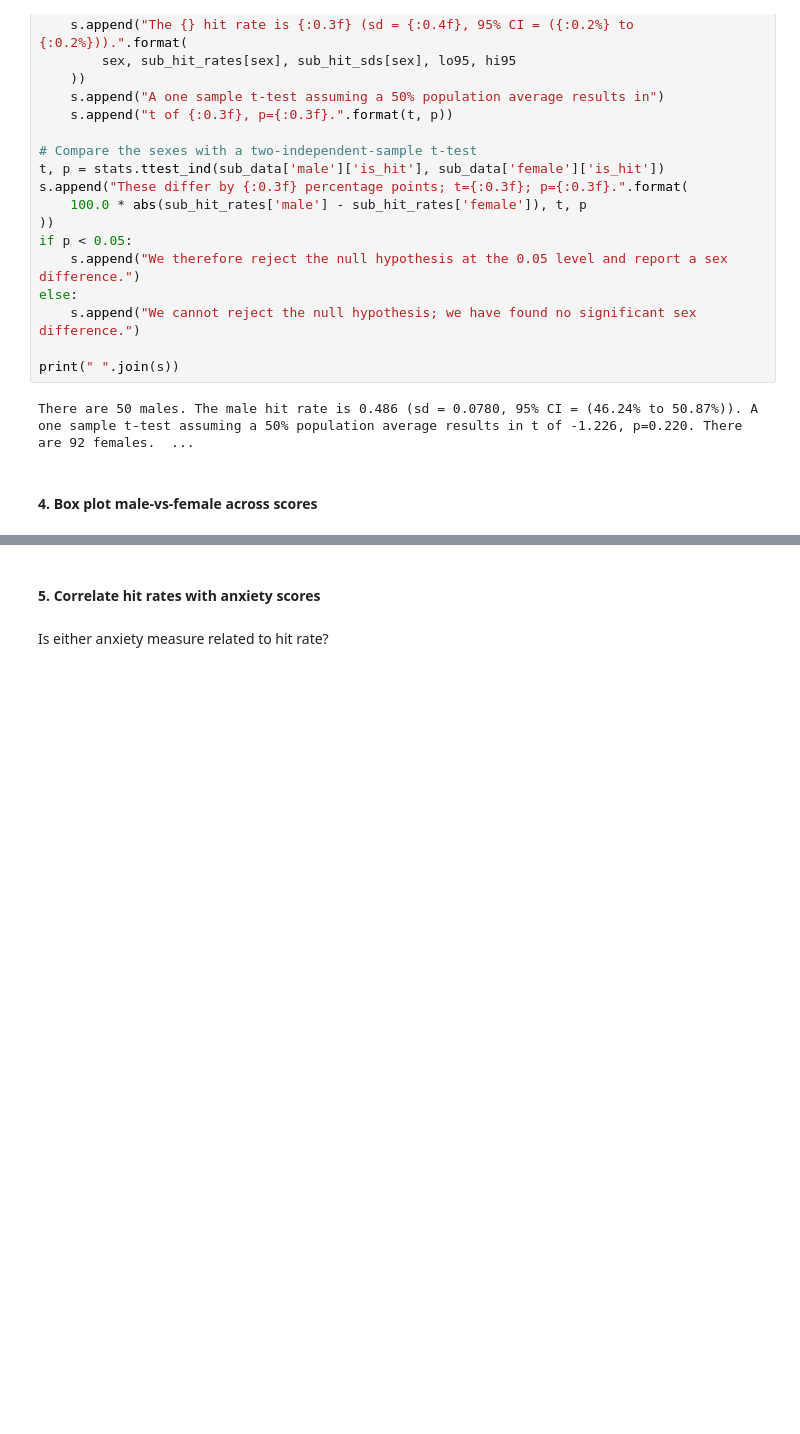
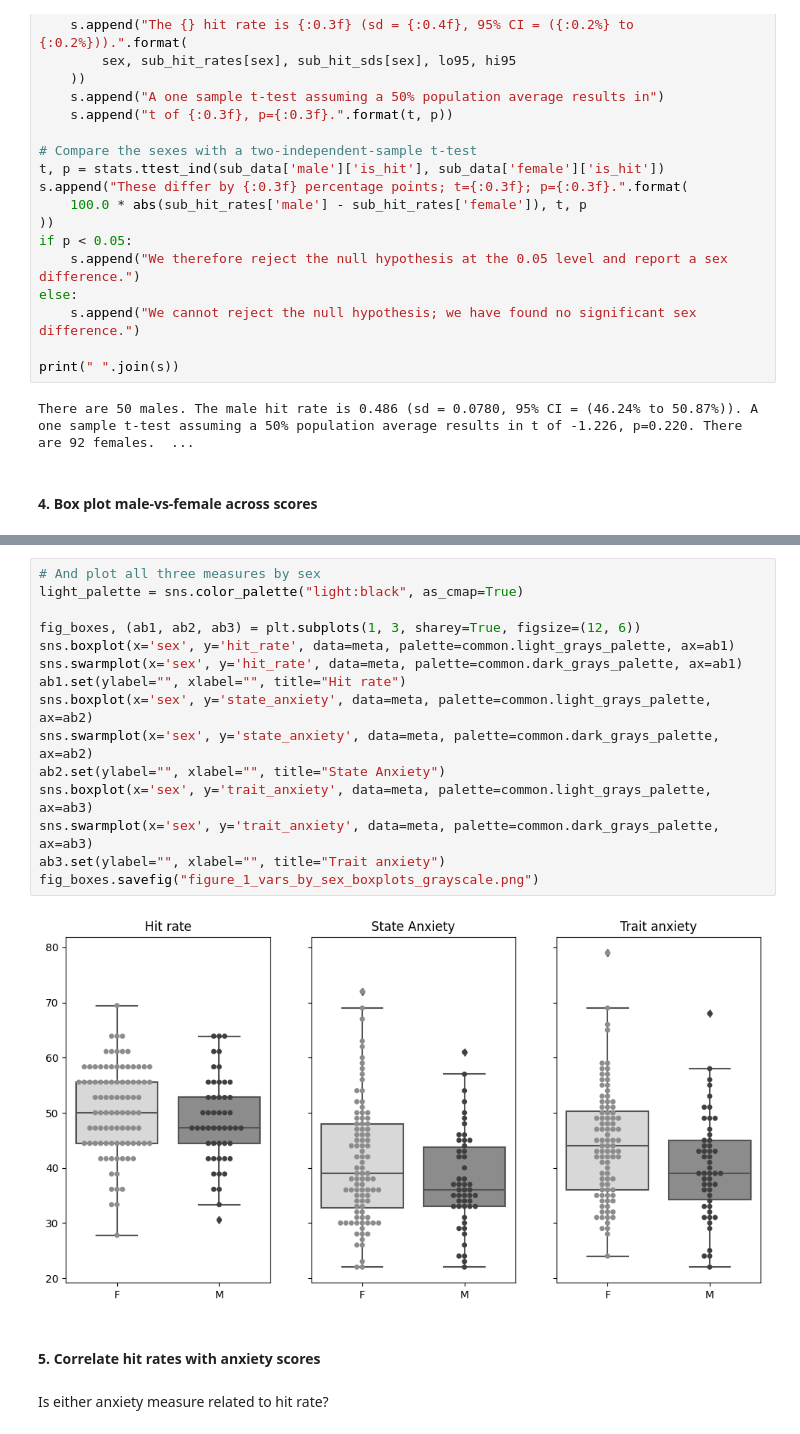
Before and after one commit to mfschmidt/arora_precog, a Jupyter notebook: 03_analyze_data.ipynb, the cells around one changed output, grey strips where cells are left out. Saved outputs shown, nothing was run; the diff lists cells and outputs as text; blank space fills up the shorter version.

```diff
--- a/03_analyze_data.ipynb
+++ b/03_analyze_data.ipynb
@@ -130,3 +137,20 @@ fig_boxes.savefig("vars_by_sex_boxplots.png")
+# %%
+# And plot all three measures by sex
+light_palette = sns.color_palette("light:black", as_cmap=True)
+
+fig_boxes, (ab1, ab2, ab3) = plt.subplots(1, 3, sharey=True, figsize=(12, 6))
+sns.boxplot(x='sex', y='hit_rate', data=meta, palette=common.light_grays_palette, ax=ab1)
+sns.swarmplot(x='sex', y='hit_rate', data=meta, palette=common.dark_grays_palette, ax=ab1)
+ab1.set(ylabel="", xlabel="", title="Hit rate")
+sns.boxplot(x='sex', y='state_anxiety', data=meta, palette=common.light_grays_palette, ax=ab2)
+sns.swarmplot(x='sex', y='state_anxiety', data=meta, palette=common.dark_grays_palette, ax=ab2)
+ab2.set(ylabel="", xlabel="", title="State Anxiety")
+sns.boxplot(x='sex', y='trait_anxiety', data=meta, palette=common.light_grays_palette, ax=ab3)
+sns.swarmplot(x='sex', y='trait_anxiety', data=meta, palette=common.dark_grays_palette, ax=ab3)
+ab3.set(ylabel="", xlabel="", title="Trait anxiety")
+fig_boxes.savefig("figure_1_vars_by_sex_boxplots_grayscale.png")
+# %% [output]
+[figure, added]
 # %% [markdown]
 #### 5. Correlate hit rates with anxiety scores
 # %% [markdown]
```
Also changed, not shown: parts of 5 cells of this notebook.
